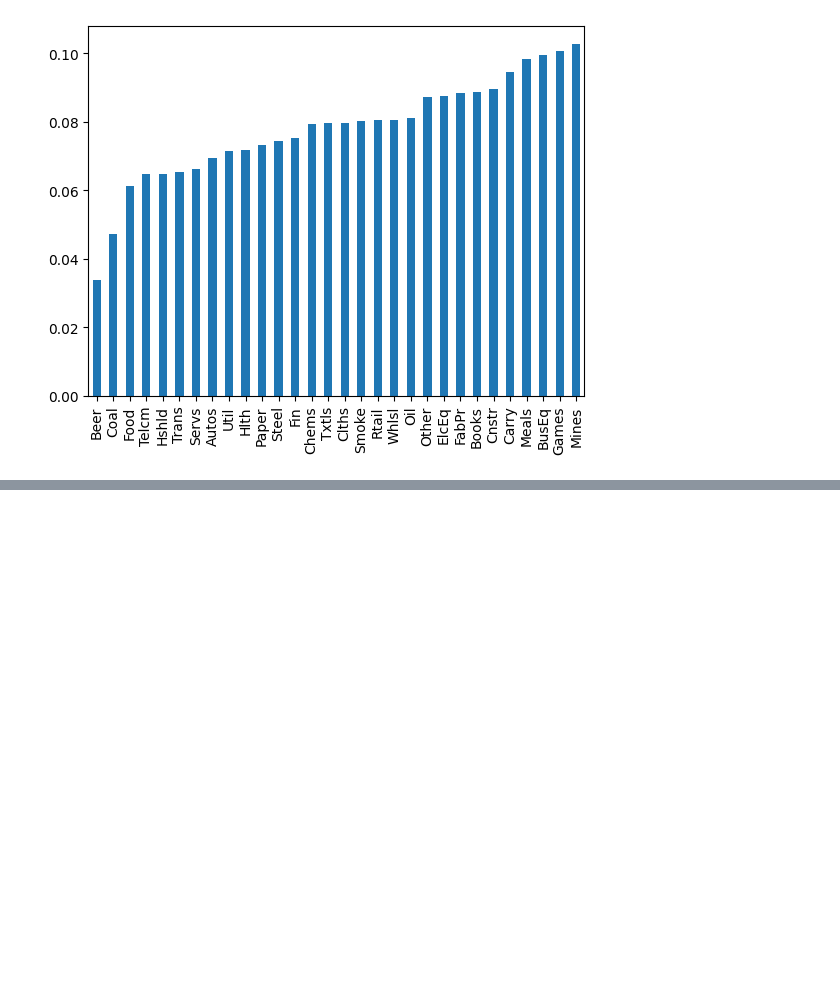
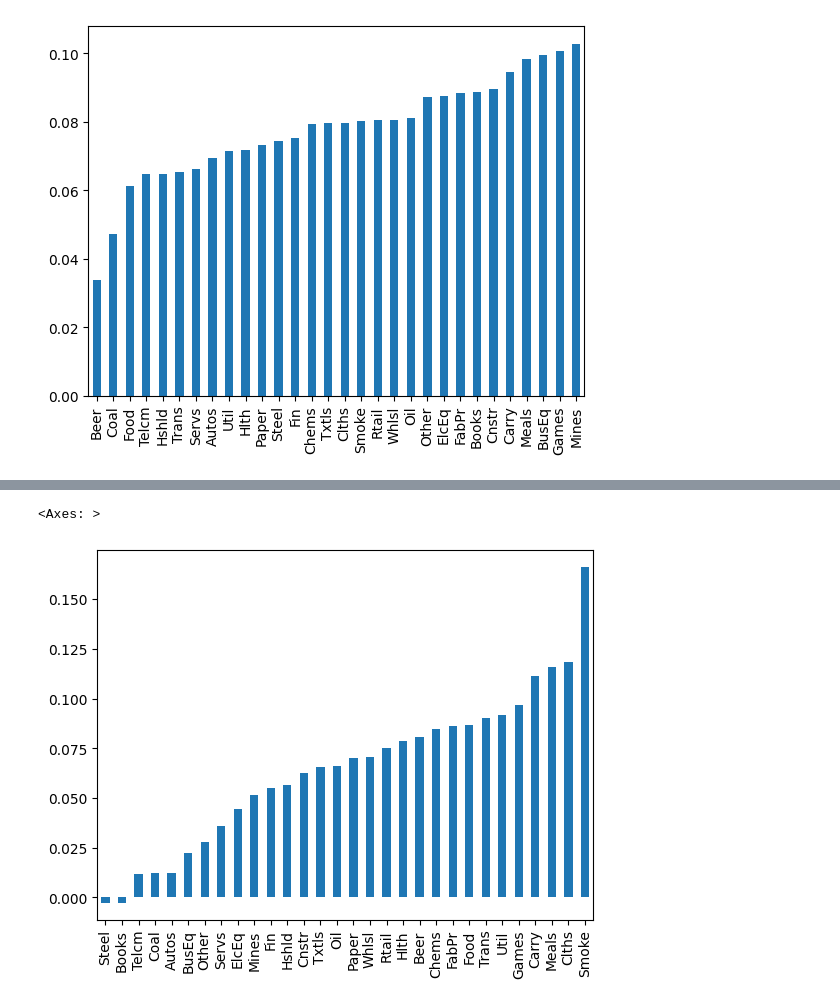
Before and after one commit to tho-hk/edhec-portfolio-construction, a Jupyter notebook: nb/eff_frontier.ipynb, the cells around one changed output, grey strips where cells are left out. Cells and saved outputs as stored; diff of their text form; code cells hidden in the pictures; blank space fills up the shorter version.

```diff
--- a/nb/eff_frontier.ipynb
+++ b/nb/eff_frontier.ipynb
@@ -162,0 +168,6 @@ erk.var_gaussian(industries, modified=True).sort_values().plot.bar()
+# %%
+expReturn = erk.annualize_rets(industries["2000":], 12)
+expReturn.sort_values().plot.bar()
+# %% [output]
+<Axes: >
+[figure, added]
```
Also changed, not shown: parts of 2 cells of this notebook.
